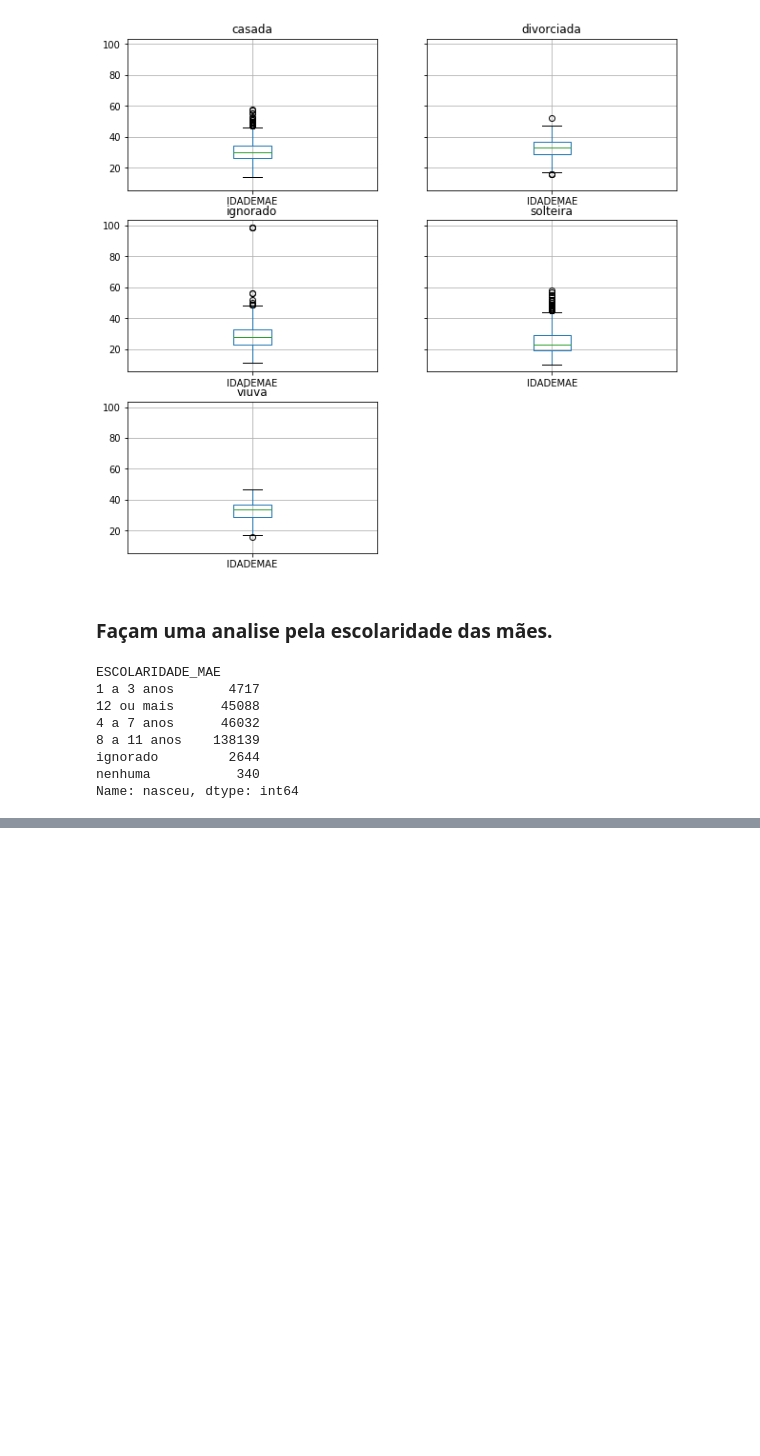
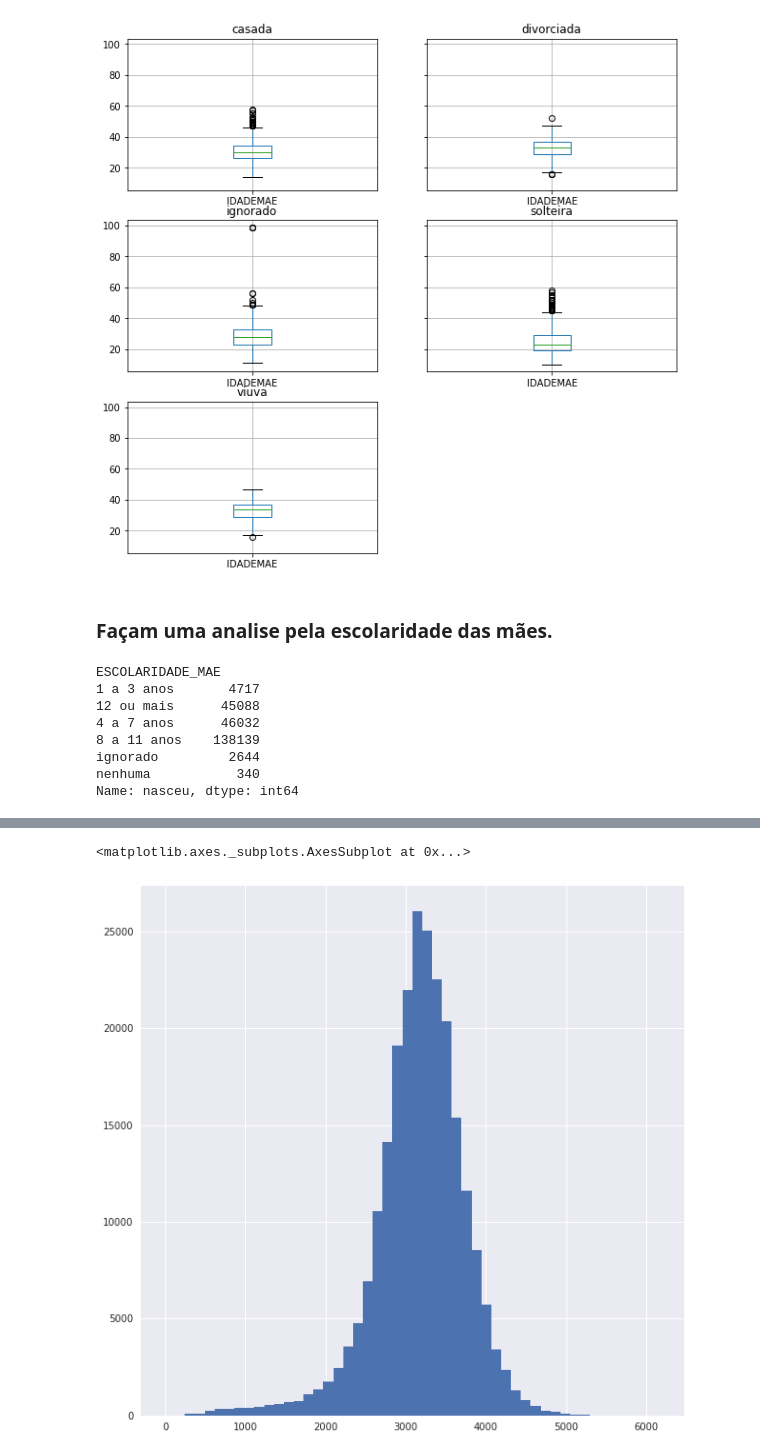
Before and after one commit to tarsisazevedo/nascidos-vivos, a Jupyter notebook: Analise de Nascidos Vivos.ipynb, the cells around one changed output, grey strips where cells are left out. Saved outputs shown, nothing was run; the diff lists cells and outputs as text; code cells hidden in the pictures; blank space fills up the shorter version.

```diff
--- a/Analise de Nascidos Vivos.ipynb
+++ b/Analise de Nascidos Vivos.ipynb
@@ -481,0 +578,5 @@ Name: nasceu, dtype: int64
+# %%
+df.PESO.hist(bins=50)
+# %% [output]
+<matplotlib.axes._subplots.AxesSubplot at 0x...>
+[figure, added]
```
Also changed, not shown: parts of 20 cells of this notebook, 3 other files.
